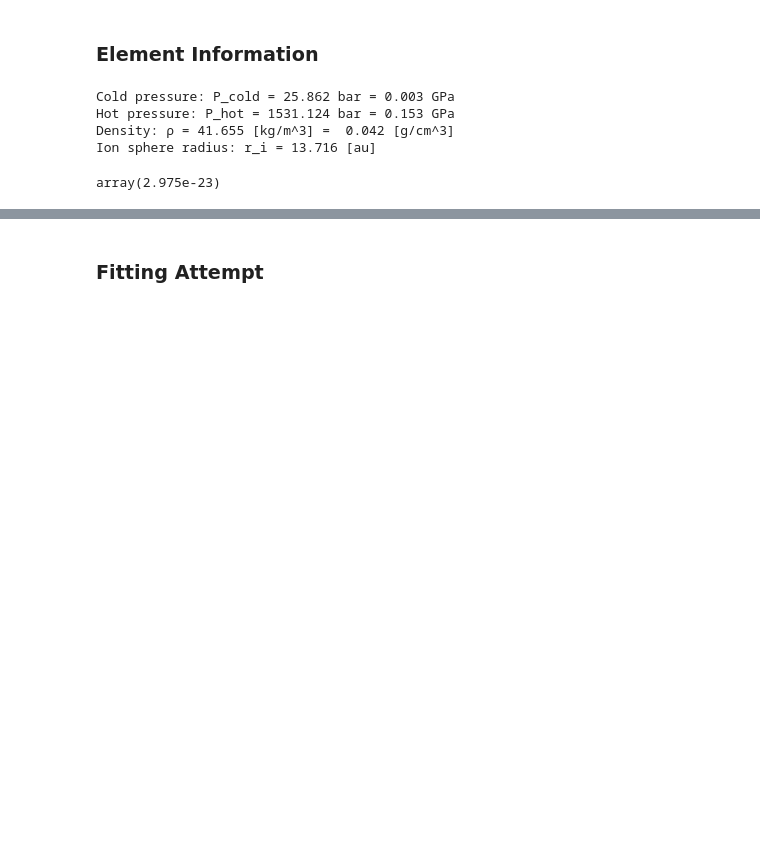
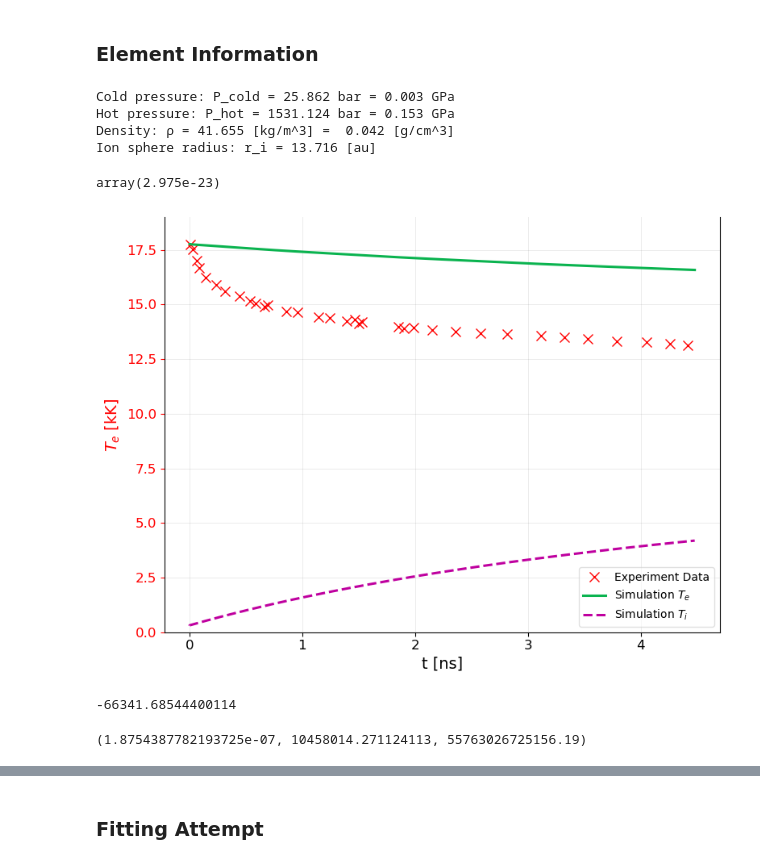
Before and after one commit to MurilloGroupMSU/Two-Temperature-Model, a Jupyter notebook: jupyter/Local_model_solver/Local_Model_ODE.ipynb, the cells around one changed output, grey strips where cells are left out. Saved outputs shown, nothing was run; the diff lists cells and outputs as text; code cells hidden in the pictures; blank space fills up the shorter version.

```diff
--- a/jupyter/Local_model_solver/Local_Model_ODE.ipynb
+++ b/jupyter/Local_model_solver/Local_Model_ODE.ipynb
@@ -240 +240,22 @@ def plot_temperatures(plasma, figax=None,title='', x_label=True, y_label=True):
     return fig, ax
+# %%
+Zbar_func, χ_func = make_ionization_function(Z, n_i, χ_rescale = 1, Zbar_rescale = 1)
+plasma = LocalModel(Z, m_i,  Ti_init, Te_init, n_i, Zbar_func=Zbar_func, χ_func=χ_func, G_rescale = 1 )
+plasma.solve_ode(tmax=tmax, dt=dt)
+
+
+fig, ax = plt.subplots(figsize=(8,6))
+
+
+plot_temperatures(plasma, figax=(fig,ax))
+plt.tight_layout()
+# %% [output]
+[figure, added]
+# %%
+plasma.ΔEk_e_from_Gei
+# %% [output]
+-66341.68544400114
+# %%
+(plasma.G_list* k_B*(plasma.Te-plasma.Ti))[0], plasma.get_Ek_e(), plasma.get_Ek_e()/(plasma.G_list* k_B*(plasma.Te-plasma.Ti))[0]
+# %% [output]
+(1.8754387782193725e-07, 10458014.271124113, 55763026725156.19)
```
Also changed, not shown: parts of 9 cells of this notebook, 4 other files.
